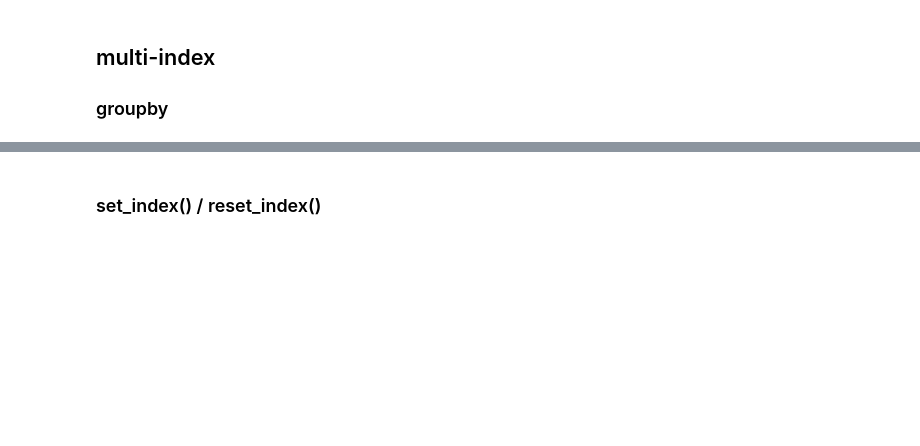
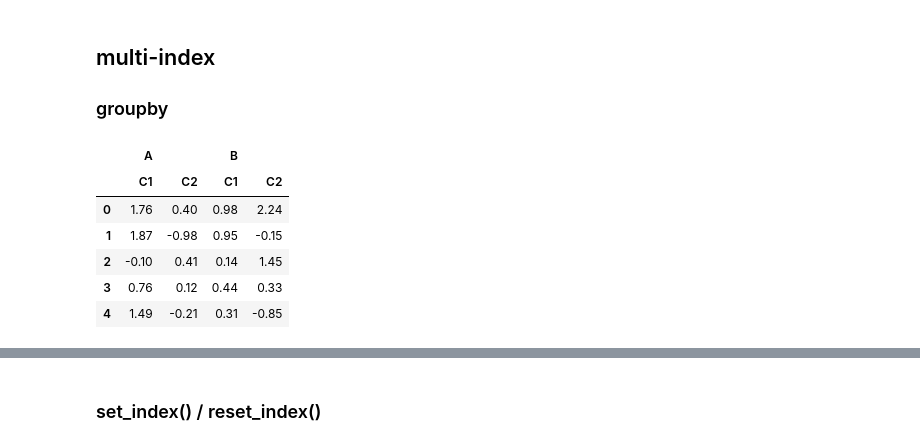
Before and after one commit to smjune/ipynb, a Jupyter notebook: dsschool/dsschool.ipynb, the cells around one changed output, grey strips where cells are left out. Cells and saved outputs as stored; diff of their text form; code cells hidden in the pictures; blank space fills up the shorter version.

```diff
--- a/dsschool/dsschool.ipynb
+++ b/dsschool/dsschool.ipynb
@@ -593,3 +623,17 @@ Name: 서울, dtype: float64
 # %% [markdown]
 ## multi-index
 ### groupby
+# %%
+np.random.seed(0)
+df4 = pd.DataFrame(np.round(np.random.randn(5, 4), 2),
+                   columns=[["A", "A", "B", "B"],
+                            ["C1", "C2", "C1", "C2"]])
+df4
+# %% [output]
+|  | A |  | B |  |
+|  | C1 | C2 | C1 | C2 |
+| 0 | 1.76 | 0.40 | 0.98 | 2.24 |
+| 1 | 1.87 | -0.98 | 0.95 | -0.15 |
+| 2 | -0.10 | 0.41 | 0.14 | 1.45 |
+| 3 | 0.76 | 0.12 | 0.44 | 0.33 |
+| 4 | 1.49 | -0.21 | 0.31 | -0.85 |
```
Also changed, not shown: parts of 14 cells of this notebook, 3 other files.
